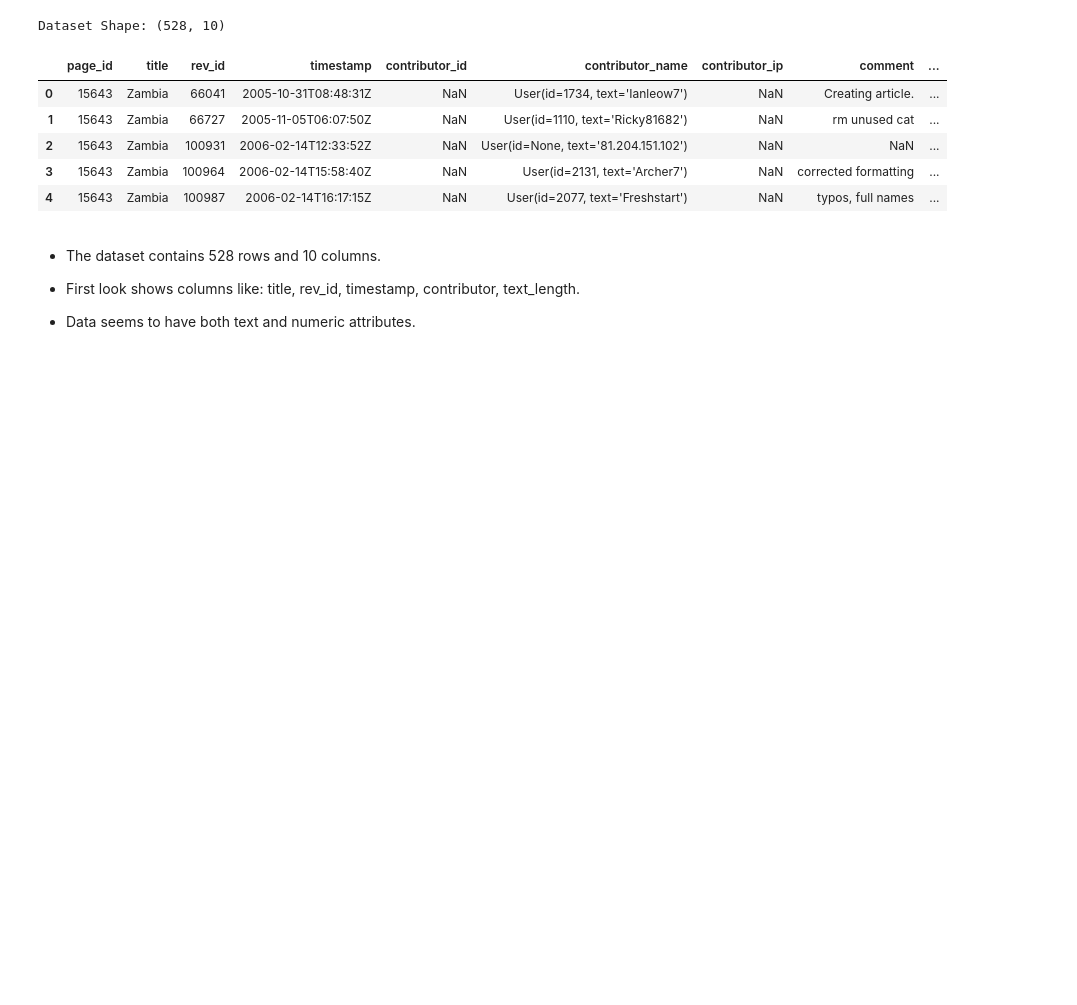
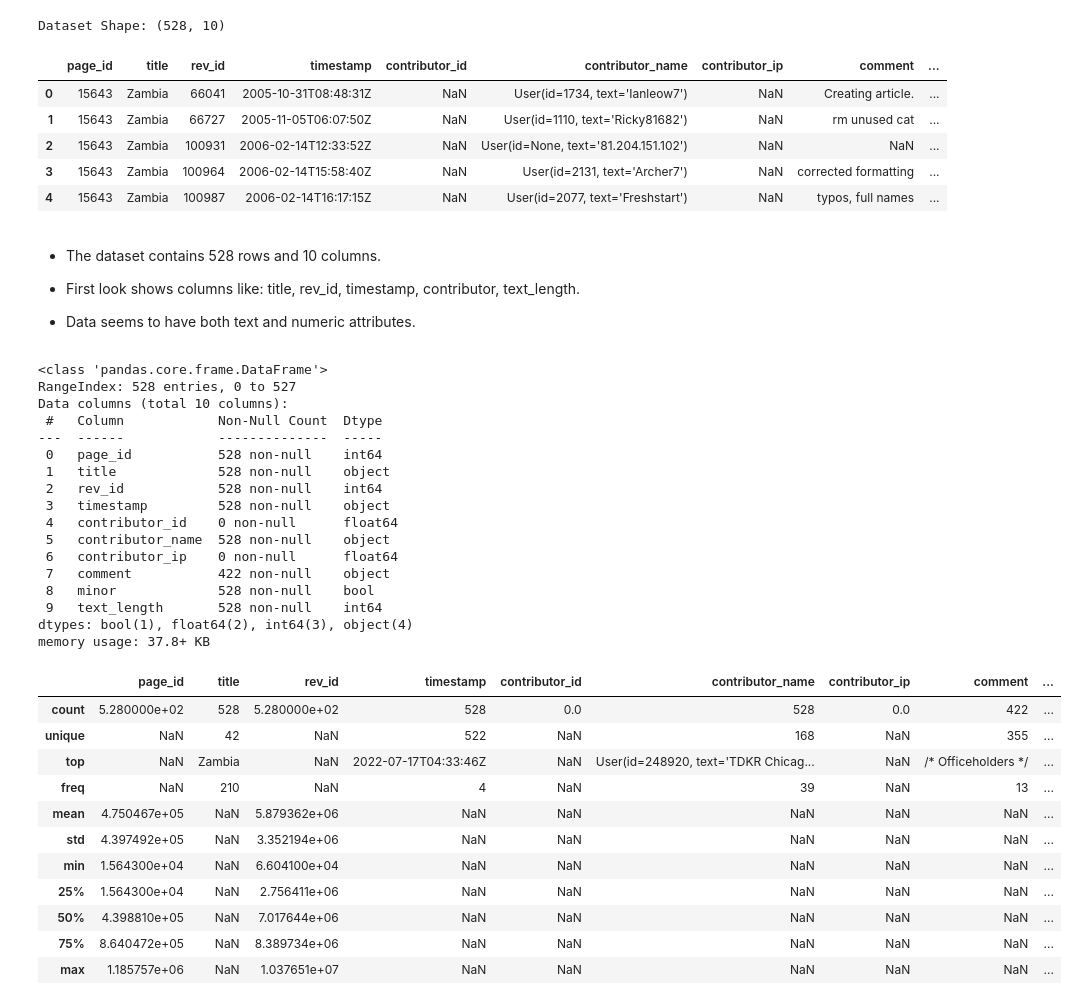
Before and after one commit to bruh7463/data_mining_project_team_14, a Jupyter notebook: data_mining_project.ipynb, the cells around one changed output. Drawn from its saved outputs; the diff is of its cells as text; code cells hidden in the pictures; blank space fills up the shorter version.

Commit message:
[DU] Lawrence — Dataset Info and Descriptive Statistics

```diff
--- a/data_mining_project.ipynb
+++ b/data_mining_project.ipynb
@@ -73,3 +73,41 @@ Dataset Shape: (528, 10)
 - First look shows columns like: title, rev_id, timestamp, contributor, text_length.
 
 - Data seems to have both text and numeric attributes.
+# %%
+# [DU] Lawrence — Dataset Info and Descriptive Statistics
+
+# Show dataset structure
+df.info()
+
+# Show summary statistics
+df.describe(include="all")
+# %% [output]
+<class 'pandas.core.frame.DataFrame'>
+RangeIndex: 528 entries, 0 to 527
+Data columns (total 10 columns):
+ #   Column            Non-Null Count  Dtype
+---  ------            --------------  -----
+ 0   page_id           528 non-null    int64
+ 1   title             528 non-null    object
+ 2   rev_id            528 non-null    int64
+ 3   timestamp         528 non-null    object
+ 4   contributor_id    0 non-null      float64
+ 5   contributor_name  528 non-null    object
+ 6   contributor_ip    0 non-null      float64
+ 7   comment           422 non-null    object
+ 8   minor             528 non-null    bool
+ 9   text_length       528 non-null    int64
+dtypes: bool(1), float64(2), int64(3), object(4)
+memory usage: 37.8+ KB
+|  | page_id | title | rev_id | timestamp | contributor_id | contributor_name | contributor_ip | comment | ... |
+| count | 5.280000e+02 | 528 | 5.280000e+02 | 528 | 0.0 | 528 | 0.0 | 422 | ... |
+| unique | NaN | 42 | NaN | 522 | NaN | 168 | NaN | 355 | ... |
+| top | NaN | Zambia | NaN | 2022-07-17T04:33:46Z | NaN | User(id=248920, text='TDKR Chicag... | NaN | /* Officeholders */ | ... |
+| freq | NaN | 210 | NaN | 4 | NaN | 39 | NaN | 13 | ... |
+| mean | 4.750467e+05 | NaN | 5.879362e+06 | NaN | NaN | NaN | NaN | NaN | ... |
+| std | 4.397492e+05 | NaN | 3.352194e+06 | NaN | NaN | NaN | NaN | NaN | ... |
+| min | 1.564300e+04 | NaN | 6.604100e+04 | NaN | NaN | NaN | NaN | NaN | ... |
+| 25% | 1.564300e+04 | NaN | 2.756411e+06 | NaN | NaN | NaN | NaN | NaN | ... |
+| 50% | 4.398810e+05 | NaN | 7.017644e+06 | NaN | NaN | NaN | NaN | NaN | ... |
+| 75% | 8.640472e+05 | NaN | 8.389734e+06 | NaN | NaN | NaN | NaN | NaN | ... |
+| max | 1.185757e+06 | NaN | 1.037651e+07 | NaN | NaN | NaN | NaN | NaN | ... |
```
Also changed, not shown: parts of 1 cell of this notebook.
